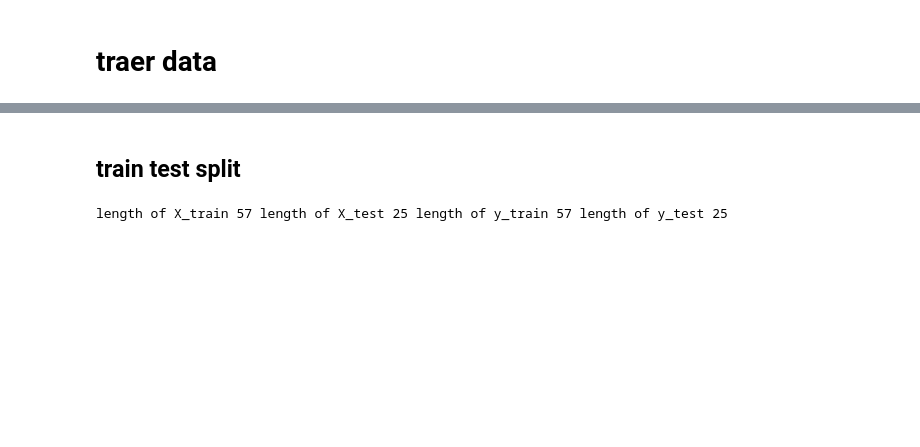
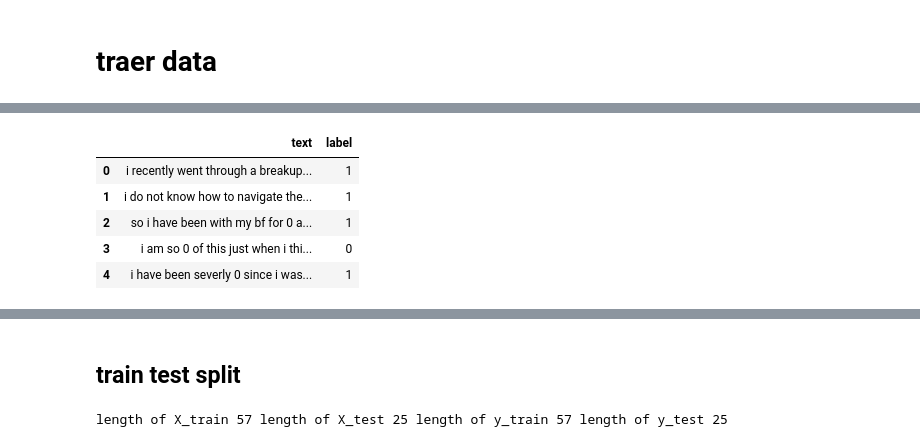
Before and after one commit to JoacoSoulez/Smart-Detector-of-Depressive-Disorder, a Jupyter notebook: notebooks/neural networks/rnn_word2vec_all_data.ipynb, the cells around one changed output, grey strips where cells are left out. Cells and saved outputs as stored; diff of their text form; code cells hidden in the pictures; blank space fills up the shorter version.

```diff
--- a/notebooks/neural networks/rnn_word2vec_transcriptions.ipynb
+++ b/notebooks/neural networks/rnn_word2vec_all_data.ipynb
@@ -40,0 +47,21 @@ data_sample = pd.concat([data[(data.PHQ8_Binary == 0)].sample(n = 40) , data[(da
+# %%
+reddit_uncored = pd.read_csv('../../../uncored_data/reddit_uncored2.csv')
+transcriptions_uncored = pd.read_csv('../../../uncored_data/transcription_uncored.csv')
+
+transcriptions_uncored['text'] = transcriptions_uncored.uncored
+transcriptions_uncored['label'] = transcriptions_uncored.PHQ8_Binary
+transcriptions_uncored.drop(columns=  ['Unnamed: 0' , 'uncored','Unnamed: 0.1','PHQ8_Binary'] , inplace=True)
+# %%
+
+
+reddit_uncored['text'] = reddit_uncored.uncored
+reddit_uncored.drop(columns= ['uncored', 'Unnamed: 0'], inplace=True)
+
+reddit_uncored.head()
+# %% [output]
+|  | text | label |
+| 0 | i recently went through a breakup... | 1 |
+| 1 | i do not know how to navigate the... | 1 |
+| 2 | so i have been with my bf for 0 a... | 1 |
+| 3 | i am so 0 of this just when i thi... | 0 |
+| 4 | i have been severly 0 since i was... | 1 |
```
Also changed, not shown: parts of 11 cells of this notebook, 1 other file.
